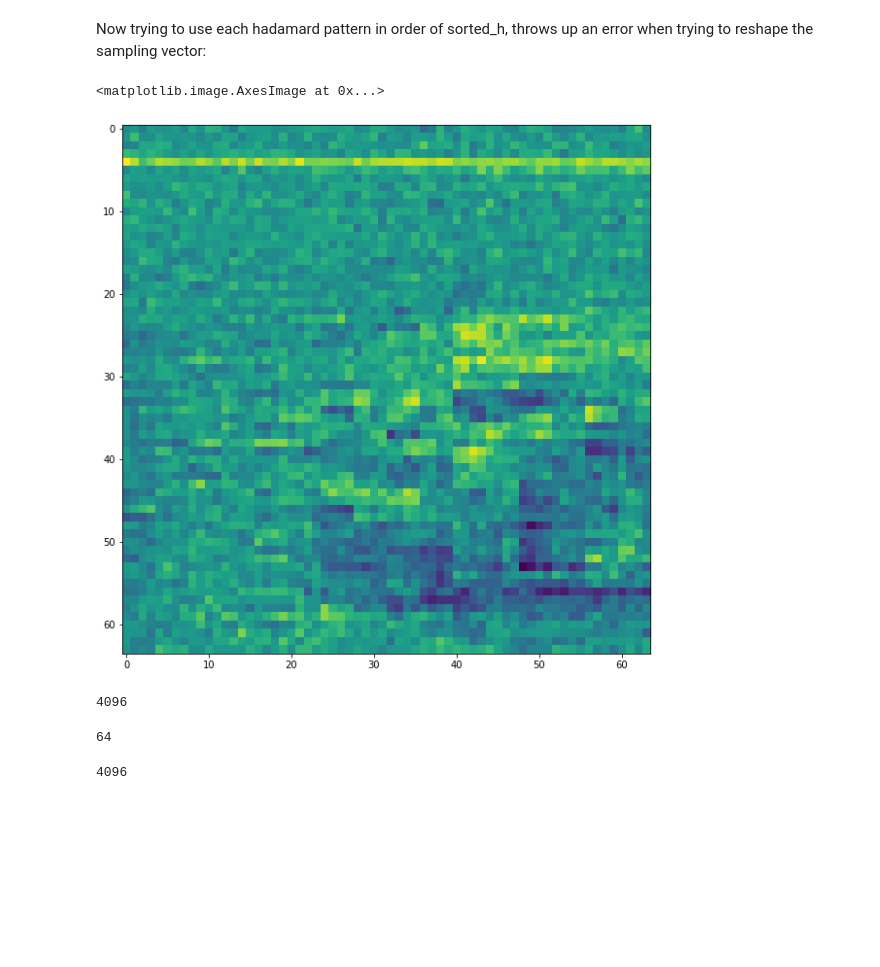
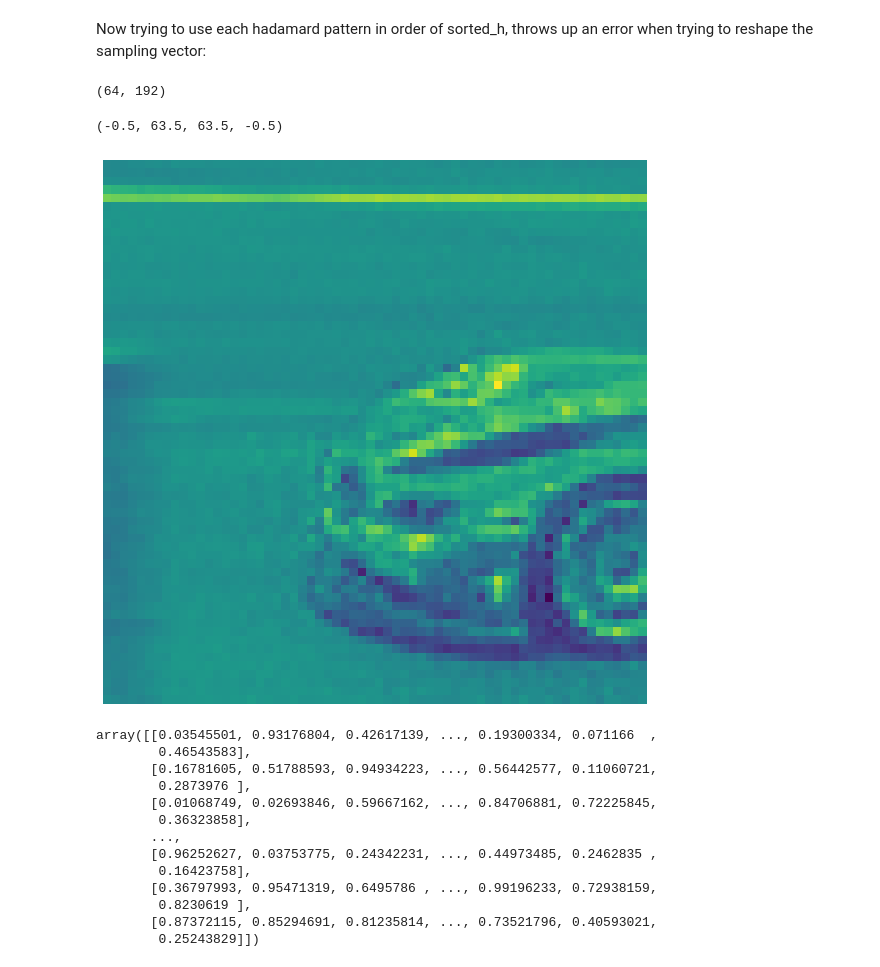
Before and after one commit to StevenJohnsonOptics/Single-Pixel-Imaging, a Jupyter notebook: Racecar with freq ordering.ipynb, the cells around one changed output. Drawn from its saved outputs; the diff is of its cells as text; code cells hidden in the pictures; blank space fills up the shorter version.

```diff
--- a/Racecar with freq ordering.ipynb
+++ b/Racecar with freq ordering.ipynb
@@ -11,8 +11,8 @@ rc = "racecar.jpg"
 br = "5.png"
 path = "rollingball"
 
-raw_img = cv2.imread(rc)
-#raw_img = cv2.imread(br)
+#raw_img = cv2.imread(rc)
+raw_img = cv2.imread(br)
 gray_img = cv2.cvtColor(raw_img, cv2.COLOR_BGR2GRAY)
 #gray_img = cv2.resize(gray_img, (sz,sz))
 
@@ -23,11 +23,15 @@ imsize = 32**2
 
 # Make measurements
 #obj_br = np.reshape(jointimg, (32,96)) #Reshape to a vector to make maths easier
+random = np.random.randint(0,2, size=(1024, 1024))
+random = [[-1 if (x < 1) else x for x in y] for y in random]
+random = np.array(random)
+
 I = np.identity(imsize)
 H = hadamard(imsize)
 m = np.zeros((imsize,1))
 
-PatternSet  =  H; # Chose H or I here.
+PatternSet  =  random; # Chose H or I here.
 
 length = 50
 # Measure for each pattern
@@ -55,8 +59,10 @@ fig = plt.imshow(recon)
 Above is the processing of a racecar image with dimensions 96x32 pixels, because the quality is so poor it is hard to make out any details. Below is the same processing but now with the same image at a quality of 192x64 pixels, taking sections of size 64x64:
 # %%
 rc64 = "racecar64.jpg"
+#rc64 = "3.png"
 raw_img = cv2.imread(rc64)
 gray_img = cv2.cvtColor(raw_img, cv2.COLOR_BGR2GRAY)
+gray_img = cv2.resize(gray_img, (192,64))
 
 # Convert to number array
 objs = np.array(gray_img)
@@ -68,7 +74,11 @@ I = np.identity(imsize)
 H = hadamard(imsize)
 m = np.zeros((imsize,1))
 
-PatternSet  =  H; # Chose H or I here.
+#random = np.random.randint(0,2, size=(4096, 4096))                  # uncomment this bit for random matrix
+#random = [[-1 if (x < 1) else x for x in y] for y in random]
+#random = np.array(random)
+
+PatternSet  =  I; # Choose H or I here, or random.
 
 length = 50                      # Image appears more smeared the higher this number is - object is 'moving' faster - max is 128
 allobjs = []
@@ -92,4 +102,6 @@ recon = np.matmul(PatternSet,m)
 recon = np.reshape(recon, (64,64))
 plt.rcParams['figure.figsize'] = [18,10] # set the image size
 fig = plt.imshow(recon)
+plt.axis('off')
+#plt.savefig('origracecar.png')
 # %% [output]
@@ -175,57 +151,59 @@ Now checking the patterns did actually get sorted. Hashed out because it takes a
 # %% [markdown]
 Now trying to use each hadamard pattern in order of sorted_h, throws up an error when trying to reshape the sampling vector:
 # %%
-#rc64 = "racecar64.jpg"
-#raw_img = cv2.imread(rc64)
-#gray_img = cv2.cvtColor(raw_img, cv2.COLOR_BGR2GRAY)
-
-br = "5.png"
-path = "rollingball"
-raw_img = cv2.imread(join(path,br))
+#rc64 = "3.png"                # can choose either car or ball
+rc64 = "racecar64.jpg"
+raw_img = cv2.imread(rc64)
 gray_img = cv2.cvtColor(raw_img, cv2.COLOR_BGR2GRAY)
-gray_img = cv2.resize(gray_img, (64,64))
+gray_img = cv2.resize(gray_img, (192,64))
 
 # Convert to number array
 objs = np.array(gray_img)
+print(objs.shape)
 
 imsize = 64**2
 
 # Make measurements
 m = np.zeros((imsize,1))
 
 #PatternSet  =  H; # Chose H or I here.
 
-length = 100                      # Image appears more smeared the higher this number is - object is 'moving' faster - max is 128
-
-allobjs = []
+length = 2                      # Image appears more smeared the higher this number is - object is 'moving' faster - max is 128
 
 img = np.zeros((64,64))
 
+allobjs = []
 for i,j in zip(sorted_h,(range(0,imsize))):
     a = round(j*(length/imsize))
-
     obj = objs[:,a:a+64]
     #allobjs.append(obj)
-    #samplingVector = i
-    #print(samplingVector.shape)
+    #samplingVector = i[j,:]
+    #print(samplingVector)
     #samplingPattern = np.reshape(samplingVector,(64,64))
     m[j] = np.sum(i*obj)
 
     img = img + m[j]*i
 
 plt.imshow(img)
+plt.axis('off')
+#plt.savefig('ordrdH64racecar100.png')
 # %% [output]
-<matplotlib.image.AxesImage at 0x...>
+(64, 192)
+(-0.5, 63.5, 63.5, -0.5)
-[figure, old version]
+[figure, new version]
-# %%
-len(PatternSet[0])
-# %% [output]
-4096
-# %%
-len(sorted_h[0])
-# %% [output]
-64
-# %%
-imsize
-# %% [output]
-4096
+# %%
+np.random.rand(64,64)
+# %% [output]
+array([[0.03545501, 0.93176804, 0.42617139, ..., 0.19300334, 0.071166  ,
+        0.46543583],
+       [0.16781605, 0.51788593, 0.94934223, ..., 0.56442577, 0.11060721,
+        0.2873976 ],
+       [0.01068749, 0.02693846, 0.59667162, ..., 0.84706881, 0.72225845,
+        0.36323858],
+       ...,
+       [0.96252627, 0.03753775, 0.24342231, ..., 0.44973485, 0.2462835 ,
+        0.16423758],
+       [0.36797993, 0.95471319, 0.6495786 , ..., 0.99196233, 0.72938159,
+        0.8230619 ],
+       [0.87372115, 0.85294691, 0.81235814, ..., 0.73521796, 0.40593021,
+        0.25243829]])
```
Also changed, not shown: parts of 6 cells of this notebook.
